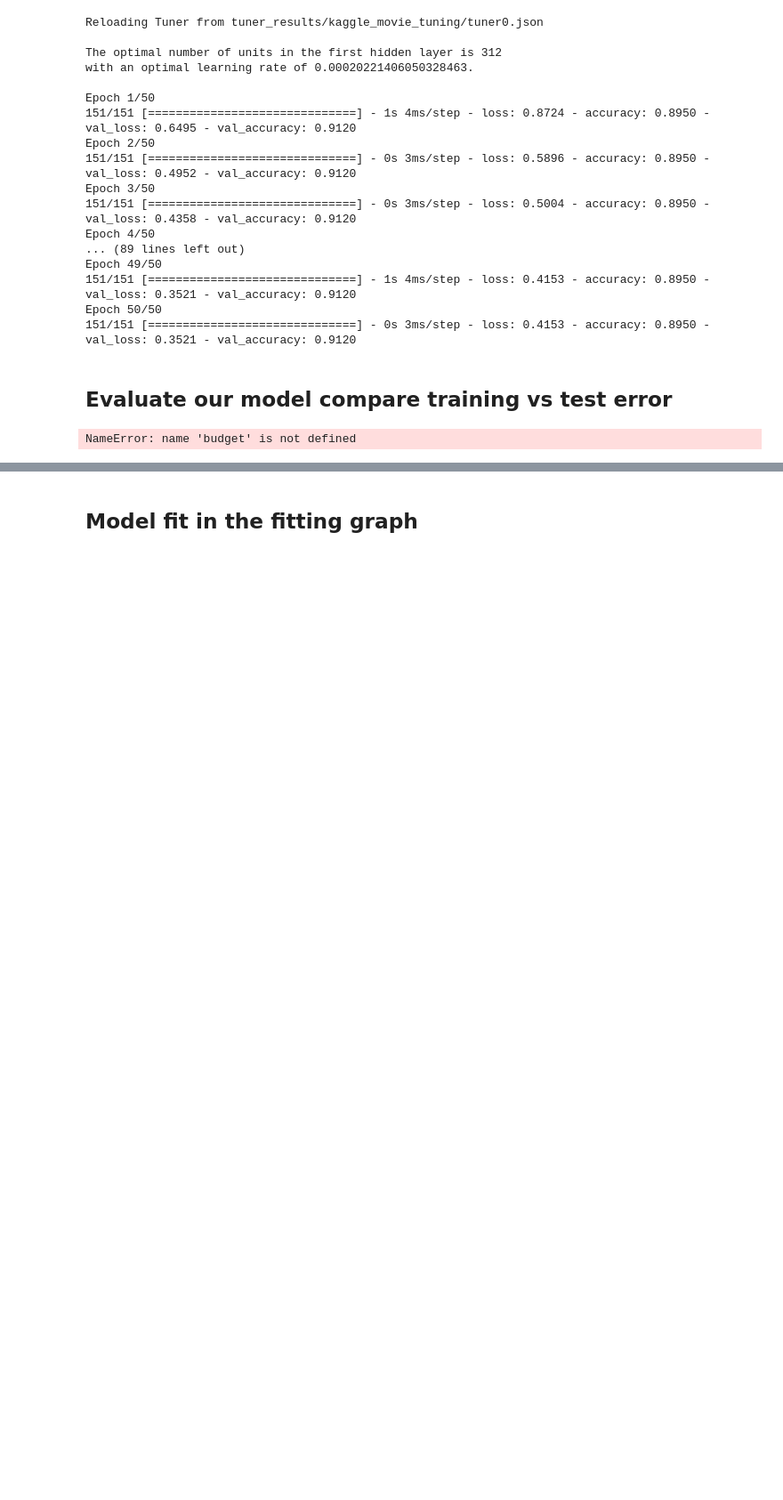
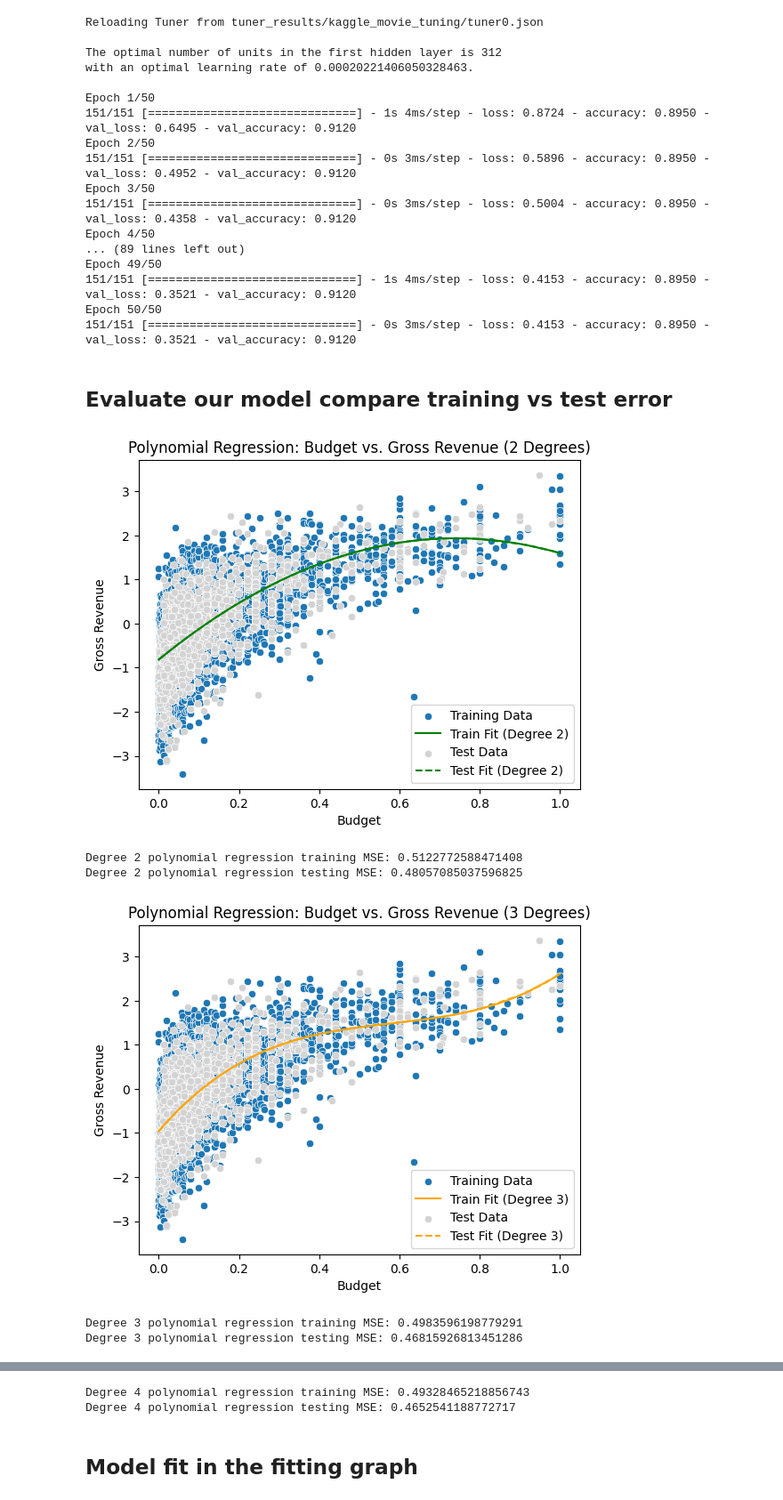
Before and after one commit to rpaquia/Machine-Learning-Project, a Jupyter notebook: training_model.ipynb, the cells around one changed output, grey strips where cells are left out. Shown at 89% size. Drawn from its saved outputs; the diff is of its cells as text; code cells hidden in the pictures; blank space fills up the shorter version.

Commit message:
fixed error

```diff
--- a/training_model.ipynb
+++ b/training_model.ipynb
@@ -968,33 +966,38 @@ def evaluate_poly_regression(degree, X_train, y_train, X_test, y_test, color):
     sorted_train_indices = np.argsort(X_train_np)
     plt.plot(X_train_np[sorted_train_indices], yhat_train[sorted_train_indices], color=color, label=f'Train Fit (Degree {degree})')
 
     # Plotting for test data
     X_test_np = X_test.to_numpy().flatten() if hasattr(X_test, 'to_numpy') else X_test.flatten()
     y_test_np = y_test.to_numpy().flatten() if hasattr(y_test, 'to_numpy') else y_test.flatten()
     sns.scatterplot(x=X_test_np, y=y_test_np, label='Test Data', color='lightgrey')
 
     # Sort the values for better plotting
     sorted_test_indices = np.argsort(X_test_np)
     plt.plot(X_test_np[sorted_test_indices], yhat_test[sorted_test_indices], color=color, linestyle='--', label=f'Test Fit (Degree {degree})')
 
     plt.title(f"Polynomial Regression: Budget vs. Gross Revenue ({degree} Degrees)")
     plt.xlabel('Budget')
     plt.ylabel('Gross Revenue')
     plt.legend()
     plt.show()
 
     # Print errors
     print(f"Degree {degree} polynomial regression training MSE: {mse_train}")
     print(f"Degree {degree} polynomial regression testing MSE: {mse_test}")
 
 
 # Evaluate and plot for 2 degrees
 evaluate_poly_regression(2, budget, grossRevenue, X1_test.values.reshape(-1, 1), y1_test, "green")
 
 # Evaluate and plot for 3 degrees
-evaluate_poly_regression(3, budget, grossRevenue, X1_test1.values.reshape(-1, 1), y1_test, "orange")
+evaluate_poly_regression(3, budget, grossRevenue, X1_test.values.reshape(-1, 1), y1_test, "orange")
 
 # Evaluate and plot for 4 degrees
-evaluate_poly_regression(4, budget, grossRevenue, X1_test1.values.reshape(-1, 1), y1_test, "red")
+evaluate_poly_regression(4, budget, grossRevenue, X1_test.values.reshape(-1, 1), y1_test, "red")
 # %% [output]
+[figure, added]
-NameError: name 'budget' is not defined
+Degree 2 polynomial regression training MSE: 0.5122772588471408
+Degree 2 polynomial regression testing MSE: 0.48057085037596825
+[figure, added]
+Degree 3 polynomial regression training MSE: 0.4983596198779291
+Degree 3 polynomial regression testing MSE: 0.46815926813451286
@@ -1001,3 +1005,5 @@ NameError: name 'budget' is not defined
+Degree 4 polynomial regression training MSE: 0.49328465218856743
+Degree 4 polynomial regression testing MSE: 0.4652541188772717
 # %% [markdown]
 ## Model fit in the fitting graph
 # %% [markdown]
```
Also changed, not shown: parts of 5 cells of this notebook.
